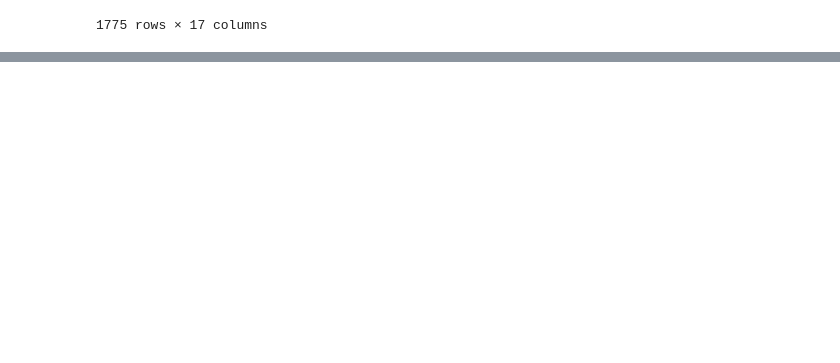
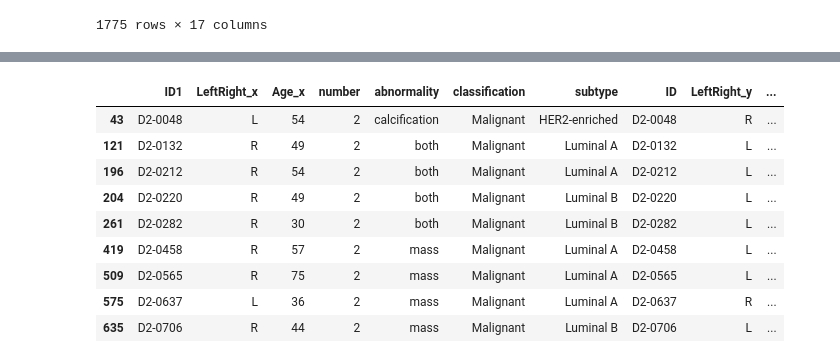
Before and after one commit to dacxjo/TFG, a Jupyter notebook: notebooks/[1]-DataExploring.ipynb, the cells around one changed output, grey strips where cells are left out. Drawn from its saved outputs; the diff is of its cells as text; code cells hidden in the pictures; blank space fills up the shorter version.

Commit message:
Apply TOMPEI-CMMD analysis

```diff
--- a/notebooks/[1]-DataExploring.ipynb
+++ b/notebooks/[1]-DataExploring.ipynb
@@ -288,0 +305,2 @@ metadata_df
+# %%
+tompei_cmmd = pd.read_csv(f'{RAW_DATA_DIR}/CMMD/tompei-cmmd.csv', delimiter=';')
@@ -288,0 +320,2 @@ metadata_df
+# %%
+merged_clinical_data = clinical_data_df_filtered.merge(tompei_cmmd, left_on='ID1', right_on='ID')
@@ -288,0 +342,13 @@ metadata_df
+# %%
+merged_clinical_data.query('LeftRight_x != LeftRight_y')
+# %% [output]
+|  | ID1 | LeftRight_x | Age_x | number | abnormality | classification | subtype | ID | LeftRight_y | ... |
+| 43 | D2-0048 | L | 54 | 2 | calcification | Malignant | HER2-enriched | D2-0048 | R | ... |
+| 121 | D2-0132 | R | 49 | 2 | both | Malignant | Luminal A | D2-0132 | L | ... |
+| 196 | D2-0212 | R | 54 | 2 | both | Malignant | Luminal A | D2-0212 | L | ... |
+| 204 | D2-0220 | R | 49 | 2 | both | Malignant | Luminal B | D2-0220 | L | ... |
+| 261 | D2-0282 | R | 30 | 2 | both | Malignant | Luminal B | D2-0282 | L | ... |
+| 419 | D2-0458 | R | 57 | 2 | mass | Malignant | Luminal A | D2-0458 | L | ... |
+| 509 | D2-0565 | R | 75 | 2 | mass | Malignant | Luminal A | D2-0565 | L | ... |
+| 575 | D2-0637 | L | 36 | 2 | mass | Malignant | Luminal A | D2-0637 | R | ... |
+| 635 | D2-0706 | R | 44 | 2 | mass | Malignant | Luminal B | D2-0706 | L | ... |
```
Also changed, not shown: parts of 15 cells of this notebook.
